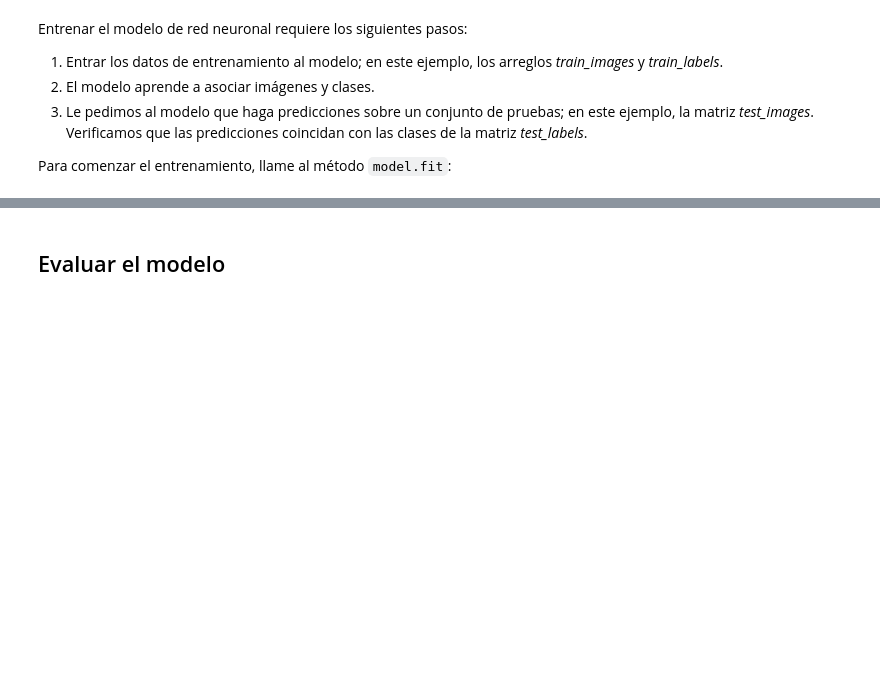
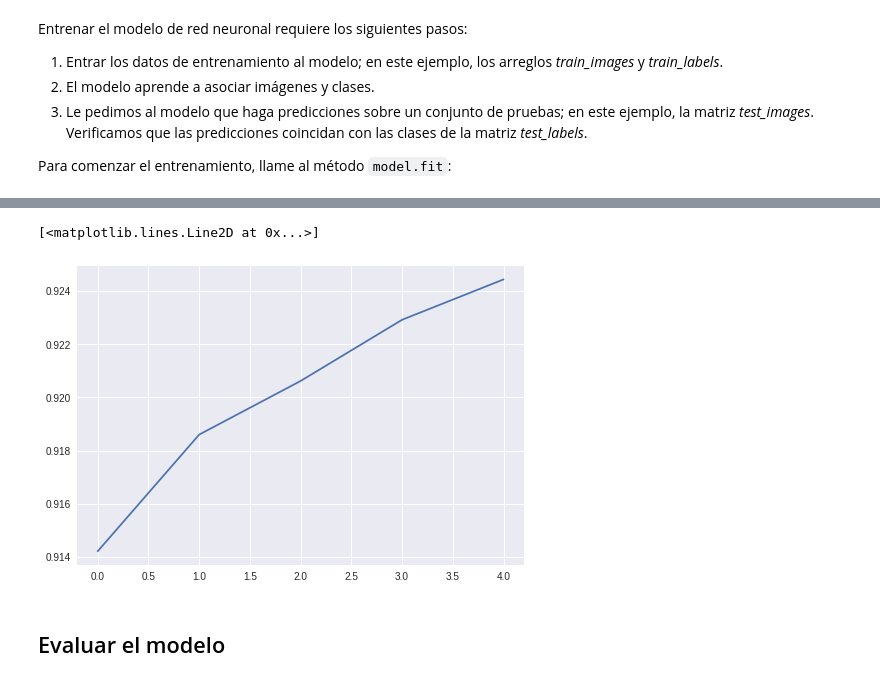
Before and after one commit to ibonetc/VisionAPI_TensorFlow_Python, a Jupyter notebook: Copia_de_ClasificarImagenes_TensorFlow.ipynb, the cells around one changed output, grey strips where cells are left out. Drawn from its saved outputs; the diff is of its cells as text; code cells hidden in the pictures; blank space fills up the shorter version.

```diff
--- a/Copia_de_ClasificarImagenes_TensorFlow.ipynb
+++ b/Copia_de_ClasificarImagenes_TensorFlow.ipynb
@@ -249,3 +275,9 @@ Epoch 5/5
+# %%
+from matplotlib import pyplot
+pyplot.plot(history.history['acc'])
+# %% [output]
+[<matplotlib.lines.Line2D at 0x...>]
+[figure, added]
 # %% [markdown]
 ## Evaluar el modelo
 # %%
```
Also changed, not shown: parts of 20 cells of this notebook.
